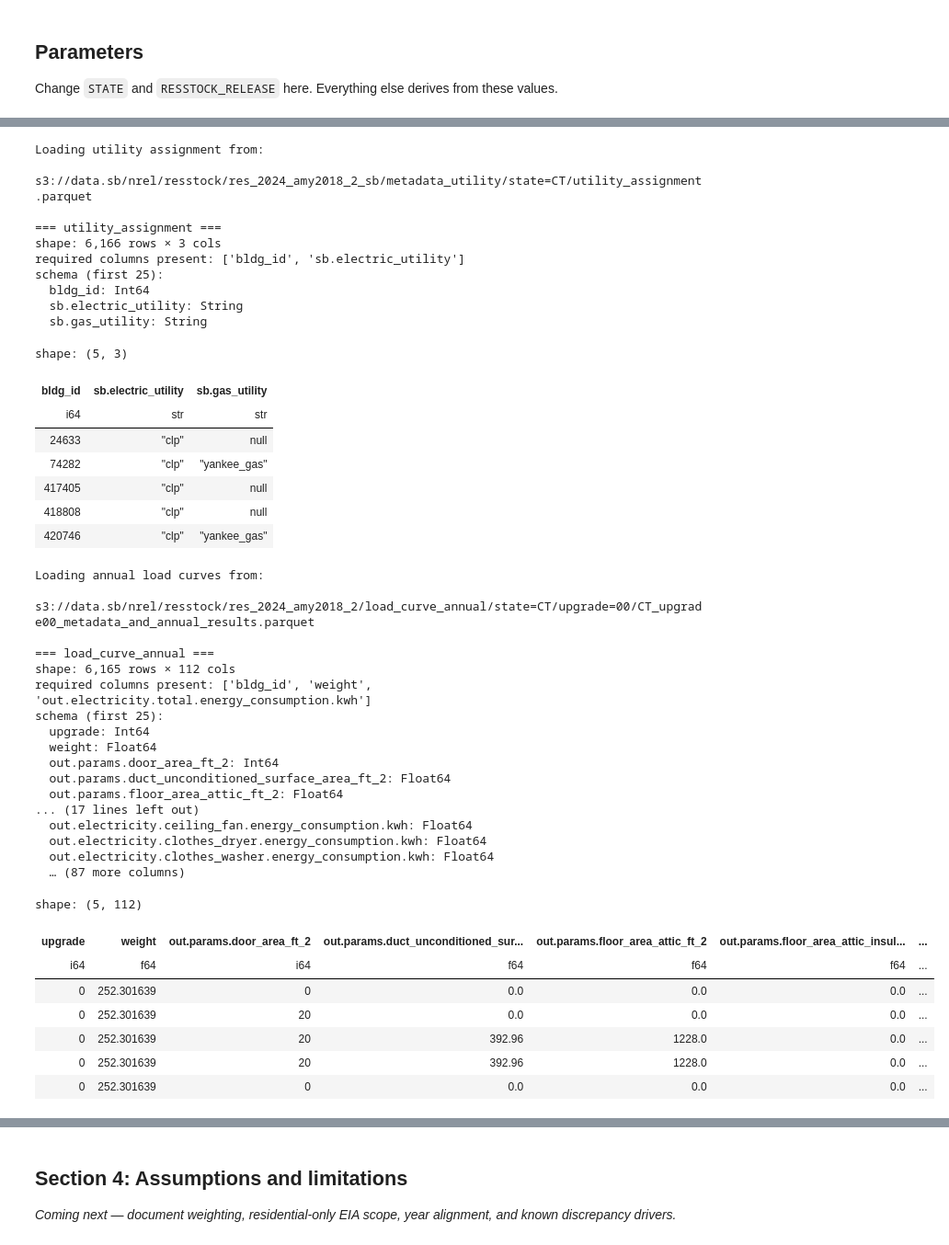
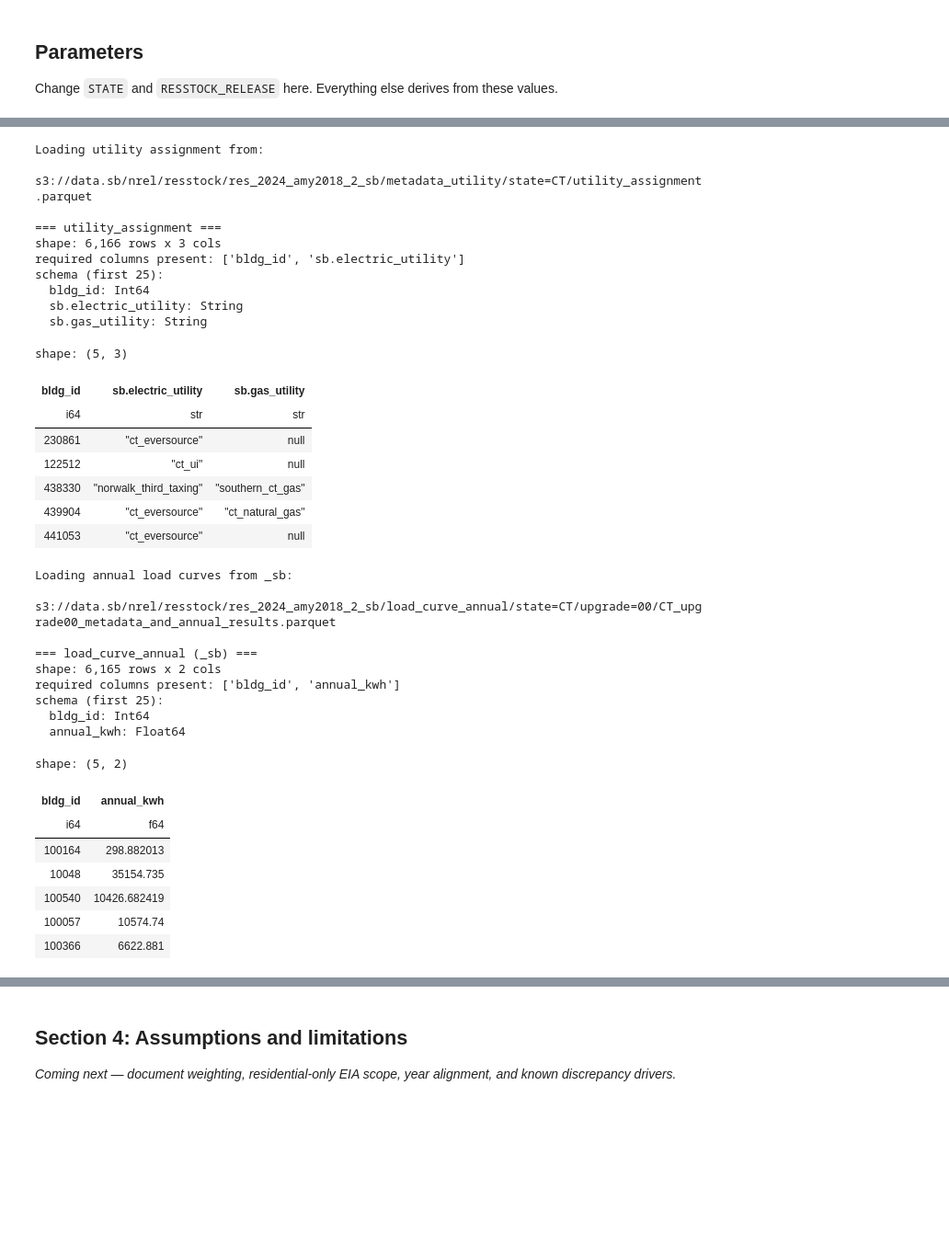
Before and after one commit to switchbox-data/reports2, a Jupyter notebook: reports/templates/data_prep/validate_resstock_vs_eia_loads.ipynb, the cells around one changed output, grey strips where cells are left out. Shown at 92% size. Drawn from its saved outputs; the diff is of its cells as text; code cells hidden in the pictures; blank space fills up the shorter version.

Commit message:
Finish template notebook for verifying restoc vs eia

```diff
--- a/reports/templates/data_prep/validate_resstock_vs_eia_loads.ipynb
+++ b/reports/templates/data_prep/validate_resstock_vs_eia_loads.ipynb
@@ -64,13 +68,8 @@ EIA_YEAR = 2018  # EIA-861 report year (2018 aligns with ResStock AMY 2018)
 
 STATE_UPPER = STATE.upper()
 
-# load_curve_annual is on the raw release; metadata + utility_assignment are on _sb
-if RESSTOCK_RELEASE.endswith("_sb"):
-    RESSTOCK_RELEASE_RAW = RESSTOCK_RELEASE.removesuffix("_sb")
-    RESSTOCK_RELEASE_SB = RESSTOCK_RELEASE
-else:
-    RESSTOCK_RELEASE_RAW = RESSTOCK_RELEASE
-    RESSTOCK_RELEASE_SB = f"{RESSTOCK_RELEASE}_sb"
+# All ResStock inputs for this notebook come from the _sb companion release.
+RESSTOCK_RELEASE_SB = RESSTOCK_RELEASE if RESSTOCK_RELEASE.endswith("_sb") else f"{RESSTOCK_RELEASE}_sb"
 
 S3_RESSTOCK = "s3://data.sb/nrel/resstock"
 S3_EIA861 = "s3://data.sb/eia/861/electric_utility_stats"
@@ -78,25 +77,23 @@ S3_EIA861 = "s3://data.sb/eia/861/electric_utility_stats"
 BLDG_ID = "bldg_id"
 UTILITY_COL = "sb.electric_utility"
 WEIGHT_COL = "weight"
+# Annual _sb electricity total (note the ".kwh" suffix on the annual file)
 ANNUAL_ELEC_COL = "out.electricity.total.energy_consumption.kwh"
 
 PATH_METADATA = (
-    f"{S3_RESSTOCK}/{RESSTOCK_RELEASE_SB}/metadata/"
-    f"state={STATE_UPPER}/upgrade={UPGRADE}/metadata-sb.parquet"
+    f"{S3_RESSTOCK}/{RESSTOCK_RELEASE_SB}/metadata/state={STATE_UPPER}/upgrade={UPGRADE}/metadata-sb.parquet"
 )
 PATH_UTILITY_ASSIGNMENT = (
-    f"{S3_RESSTOCK}/{RESSTOCK_RELEASE_SB}/metadata_utility/"
-    f"state={STATE_UPPER}/utility_assignment.parquet"
+    f"{S3_RESSTOCK}/{RESSTOCK_RELEASE_SB}/metadata_utility/state={STATE_UPPER}/utility_assignment.parquet"
 )
 PATH_ANNUAL = (
-    f"{S3_RESSTOCK}/{RESSTOCK_RELEASE_RAW}/load_curve_annual/"
+    f"{S3_RESSTOCK}/{RESSTOCK_RELEASE_SB}/load_curve_annual/"
     f"state={STATE_UPPER}/upgrade={UPGRADE}/"
     f"{STATE_UPPER}_upgrade{UPGRADE}_metadata_and_annual_results.parquet"
 )
 PATH_EIA861 = f"{S3_EIA861}/year={EIA_YEAR}/state={STATE_UPPER}/data.parquet"
 
 print(f"State:              {STATE_UPPER}")
-print(f"ResStock (raw):     {RESSTOCK_RELEASE_RAW}")
 print(f"ResStock (_sb):     {RESSTOCK_RELEASE_SB}")
 print(f"Upgrade:            {UPGRADE}")
 print(f"EIA-861 year:       {EIA_YEAR}")
@@ -193,7 +196,7 @@ Loading utility assignment from:
   s3://data.sb/nrel/resstock/res_2024_amy2018_2_sb/metadata_utility/state=CT/utility_assignment.parquet
 
 === utility_assignment ===
-shape: 6,166 rows × 3 cols
+shape: 6,166 rows x 3 cols
 required columns present: ['bldg_id', 'sb.electric_utility']
 schema (first 25):
   bldg_id: Int64
@@ -202,45 +205,36 @@ schema (first 25):
 shape: (5, 3)
 | bldg_id | sb.electric_utility | sb.gas_utility |
 | i64 | str | str |
-| 24633 | "clp" | null |
-| 74282 | "clp" | "yankee_gas" |
-| 417405 | "clp" | null |
-| 418808 | "clp" | null |
-| 420746 | "clp" | "yankee_gas" |
+| 230861 | "ct_eversource" | null |
+| 122512 | "ct_ui" | null |
+| 438330 | "norwalk_third_taxing" | "southern_ct_gas" |
+| 439904 | "ct_eversource" | "ct_natural_gas" |
+| 441053 | "ct_eversource" | null |
 # %%
-print(f"Loading annual load curves from:\n  {PATH_ANNUAL}\n")
-annual = load_parquet(PATH_ANNUAL)
-preview(
-    "load_curve_annual",
-    annual,
-    key_cols=[BLDG_ID, WEIGHT_COL, ANNUAL_ELEC_COL],
+print(f"Loading annual load curves from _sb:\n  {PATH_ANNUAL}\n")
+annual = load_parquet(PATH_ANNUAL).select(
+    BLDG_ID,
+    pl.col(ANNUAL_ELEC_COL).alias("annual_kwh"),
 )
+preview("load_curve_annual (_sb)", annual, key_cols=[BLDG_ID, "annual_kwh"])
 # %% [output]
-Loading annual load curves from:
-  s3://data.sb/nrel/resstock/res_2024_amy2018_2/load_curve_annual/state=CT/upgrade=00/CT_upgrade00_metadata_and_annual_results.parquet
+Loading annual load curves from _sb:
+  s3://data.sb/nrel/resstock/res_2024_amy2018_2_sb/load_curve_annual/state=CT/upgrade=00/CT_upgrade00_metadata_and_annual_results.parquet
 
-=== load_curve_annual ===
-shape: 6,165 rows × 112 cols
-required columns present: ['bldg_id', 'weight', 'out.electricity.total.energy_consumption.kwh']
+=== load_curve_annual (_sb) ===
+shape: 6,165 rows x 2 cols
+required columns present: ['bldg_id', 'annual_kwh']
 schema (first 25):
-  upgrade: Int64
-  weight: Float64
-  out.params.door_area_ft_2: Int64
-  out.params.duct_unconditioned_surface_area_ft_2: Float64
-  out.params.floor_area_attic_ft_2: Float64
-... (17 lines left out)
-  out.electricity.ceiling_fan.energy_consumption.kwh: Float64
-  out.electricity.clothes_dryer.energy_consumption.kwh: Float64
-  out.electricity.clothes_washer.energy_consumption.kwh: Float64
-  … (87 more columns)
+  bldg_id: Int64
+  annual_kwh: Float64
-shape: (5, 112)
+shape: (5, 2)
-| upgrade | weight | out.params.door_area_ft_2 | out.params.duct_unconditioned_sur... | out.params.floor_area_attic_ft_2 | out.params.floor_area_attic_insul... | ... |
-| i64 | f64 | i64 | f64 | f64 | f64 | ... |
-| 0 | 252.301639 | 0 | 0.0 | 0.0 | 0.0 | ... |
-| 0 | 252.301639 | 20 | 0.0 | 0.0 | 0.0 | ... |
-| 0 | 252.301639 | 20 | 392.96 | 1228.0 | 0.0 | ... |
-| 0 | 252.301639 | 20 | 392.96 | 1228.0 | 0.0 | ... |
-| 0 | 252.301639 | 0 | 0.0 | 0.0 | 0.0 | ... |
+| bldg_id | annual_kwh |
+| i64 | f64 |
+| 100164 | 298.882013 |
+| 10048 | 35154.735 |
+| 100540 | 10426.682419 |
+| 100057 | 10574.74 |
+| 100366 | 6622.881 |
 # %% [markdown]
 ### Align on shared buildings
 
```
Also changed, not shown: parts of 17 cells of this notebook.
